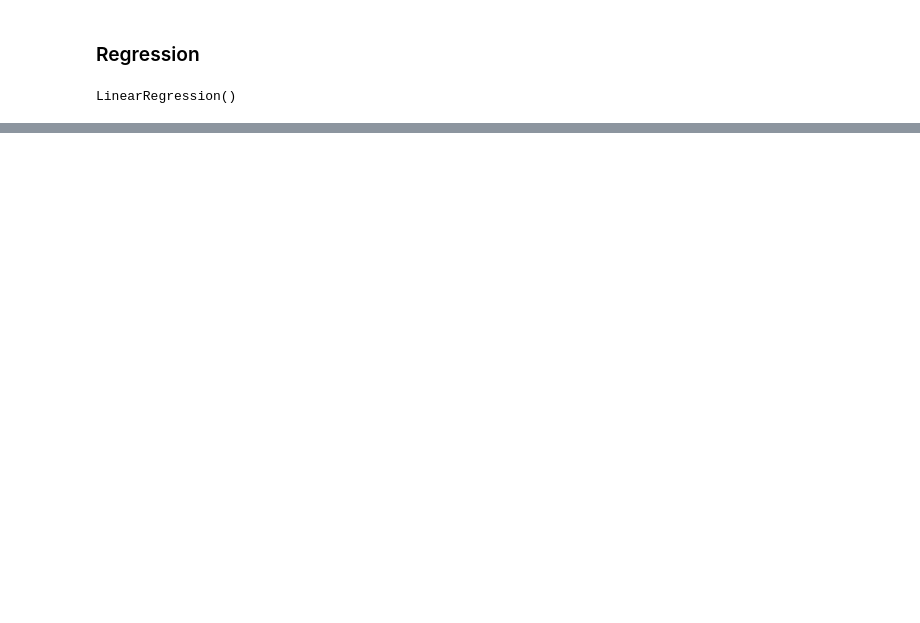
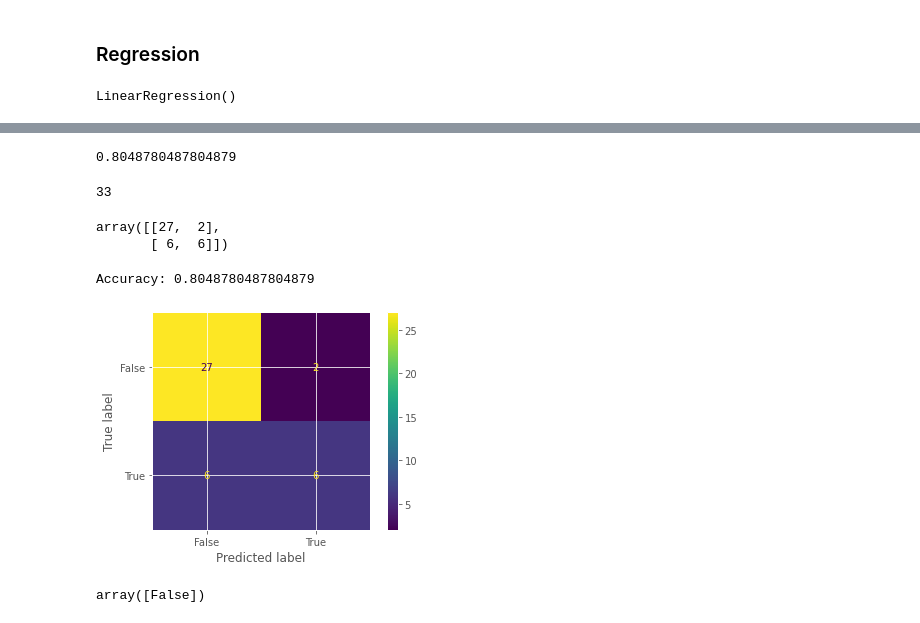
Before and after one commit to Lucs1590/strava-analysis, a Jupyter notebook: strava_analysis.ipynb, the cells around one changed output, grey strips where cells are left out. Saved outputs shown, nothing was run; the diff lists cells and outputs as text; code cells hidden in the pictures; blank space fills up the shorter version.

```diff
--- a/strava_analysis.ipynb
+++ b/strava_analysis.ipynb
@@ -951,0 +907,7 @@ array([4.10723927])
+# %%
+y = runs['pace_sub_5']
+X = runs[best_class]
+X_train, X_test, y_train, y_test = train_test_split(X, y, test_size=0.2)
+# %%
+model = make_pipeline(StandardScaler(), SGDClassifier())
+model.fit(X_train,y_train)
@@ -951,0 +922,2 @@ array([4.10723927])
+# %%
+y_pred = model.predict(X_test)
@@ -951,0 +934,44 @@ array([4.10723927])
+# %%
+accuracy_score(y_test, y_pred)
+# %% [output]
+0.8048780487804879
+# %%
+accuracy_score(y_test, y_pred, normalize=False)
+# %% [output]
+33
+# %%
+cm = confusion_matrix(y_test, y_pred, labels=model.classes_)
+cm
+# %% [output]
+array([[27,  2],
+       [ 6,  6]])
+# %%
+print('Accuracy:', accuracy_score(y_test, y_pred))
+
+cm = confusion_matrix(y_test, y_pred, labels=model.classes_)
+disp = ConfusionMatrixDisplay(confusion_matrix=cm,display_labels=model.classes_)
+
+disp.plot()
+plt.show()
+# %% [output]
+Accuracy: 0.8048780487804879
+[figure, added]
+# %%
+model.predict(
+    pd.DataFrame(data={
+        'distance': 5000 ,
+        'moving_time': 1440,
+        'elapsed_time': 1488,
+        'total_elevation_gain': 25,
+        'average_heartrate': 170,
+        'max_heartrate': 210,
+        'elev_high': 547,
+        'elev_low': 537,
+        'moving_time_minutes': 24.8,
+        'max_speed_kmh': 25
+    },
+        index=[0]
+    )
+)
+# %% [output]
+array([False])
```
Also changed, not shown: parts of 41 cells of this notebook, 9 other files.
